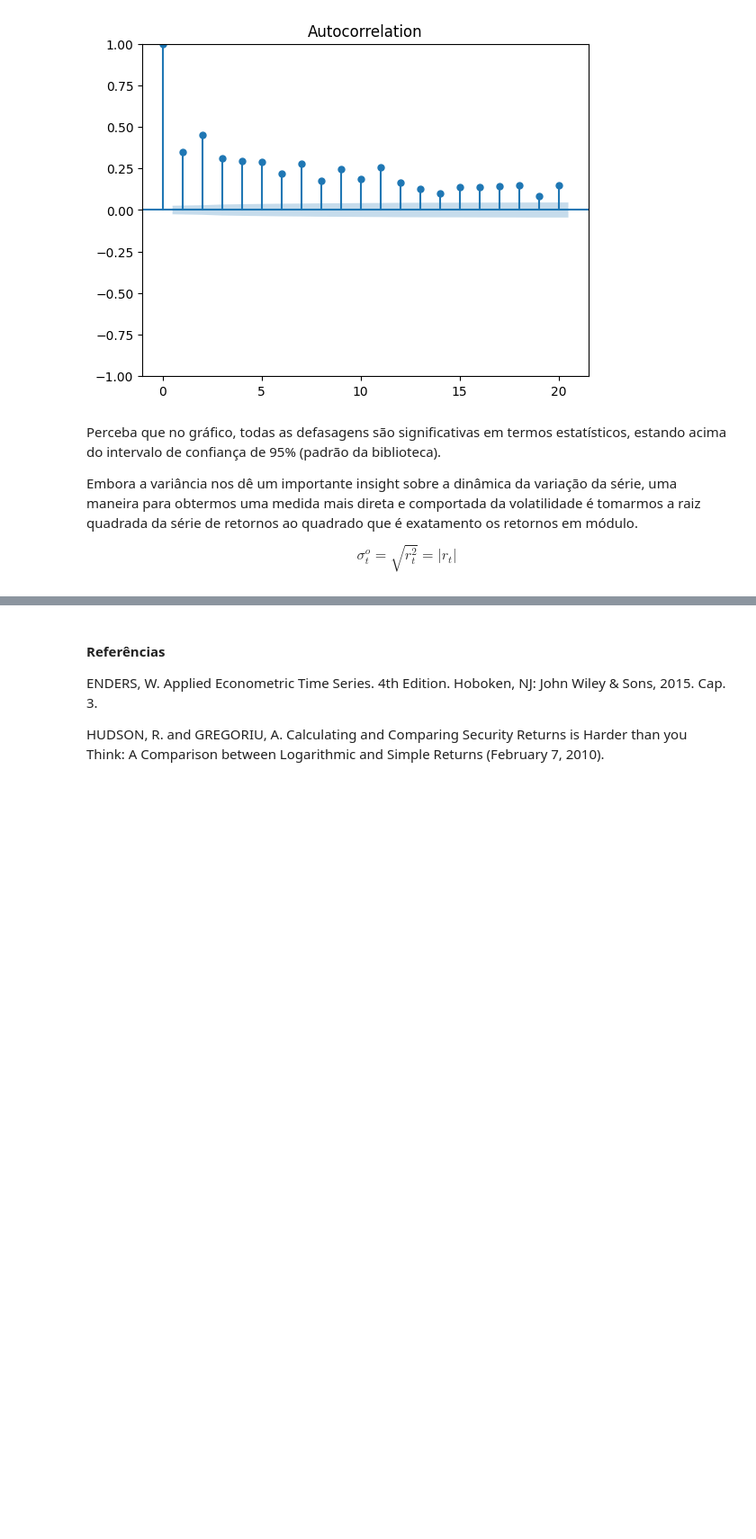
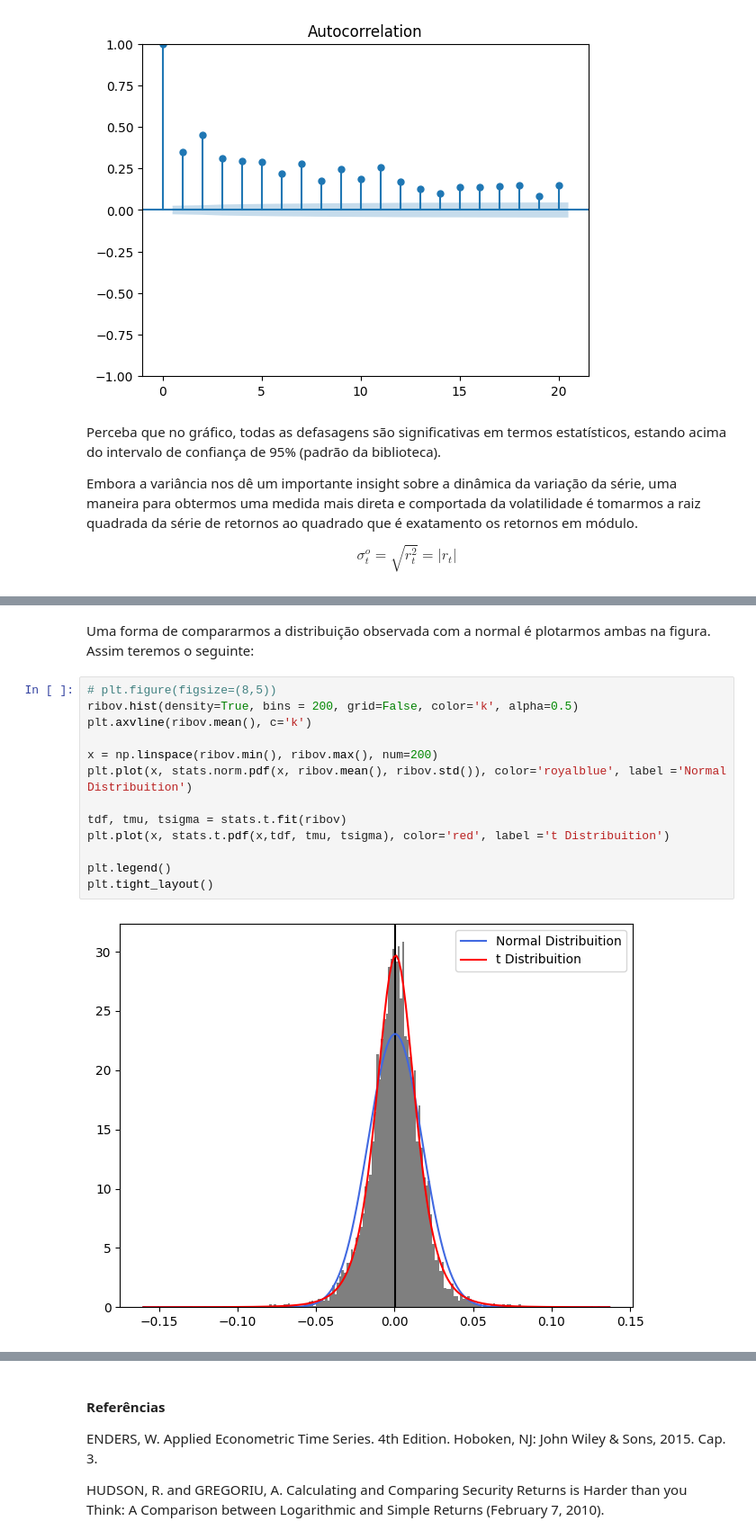
Before and after one commit to ViniNazato/FinancialEconometrics, a Jupyter notebook: Risk Modelling/1.Return_Properties.ipynb, the cells around one changed output, grey strips where cells are left out. Shown at 90% size. Saved outputs shown, nothing was run; the diff lists cells and outputs as text; blank space fills up the shorter version.

```diff
--- a/Risk Modelling/1.Return_Properties.ipynb
+++ b/Risk Modelling/1.Return_Properties.ipynb
@@ -161,3 +212,20 @@ $$E(y_t - \mu)(y_{t-j} - \mu) = \gamma_j $$
+# %% [markdown]
+Uma forma de compararmos a distribuição observada com a normal é plotarmos ambas na figura. Assim teremos o seguinte:
+# %%
+# plt.figure(figsize=(8,5))
+ribov.hist(density=True, bins = 200, grid=False, color='k', alpha=0.5)
+plt.axvline(ribov.mean(), c='k')
+
+x = np.linspace(ribov.min(), ribov.max(), num=200)
+plt.plot(x, stats.norm.pdf(x, ribov.mean(), ribov.std()), color='royalblue', label ='Normal Distribuition')
+
+tdf, tmu, tsigma = stats.t.fit(ribov)
+plt.plot(x, stats.t.pdf(x,tdf, tmu, tsigma), color='red', label ='t Distribuition')
+
+plt.legend()
+plt.tight_layout()
+# %% [output]
+[figure, added]
 # %% [markdown]
 Neste contexto, decorrem algumas propriedades ou fatos estilizados sobre os retornos financeiros:
 
```
Also changed, not shown: parts of 18 cells of this notebook, 1 other file.
